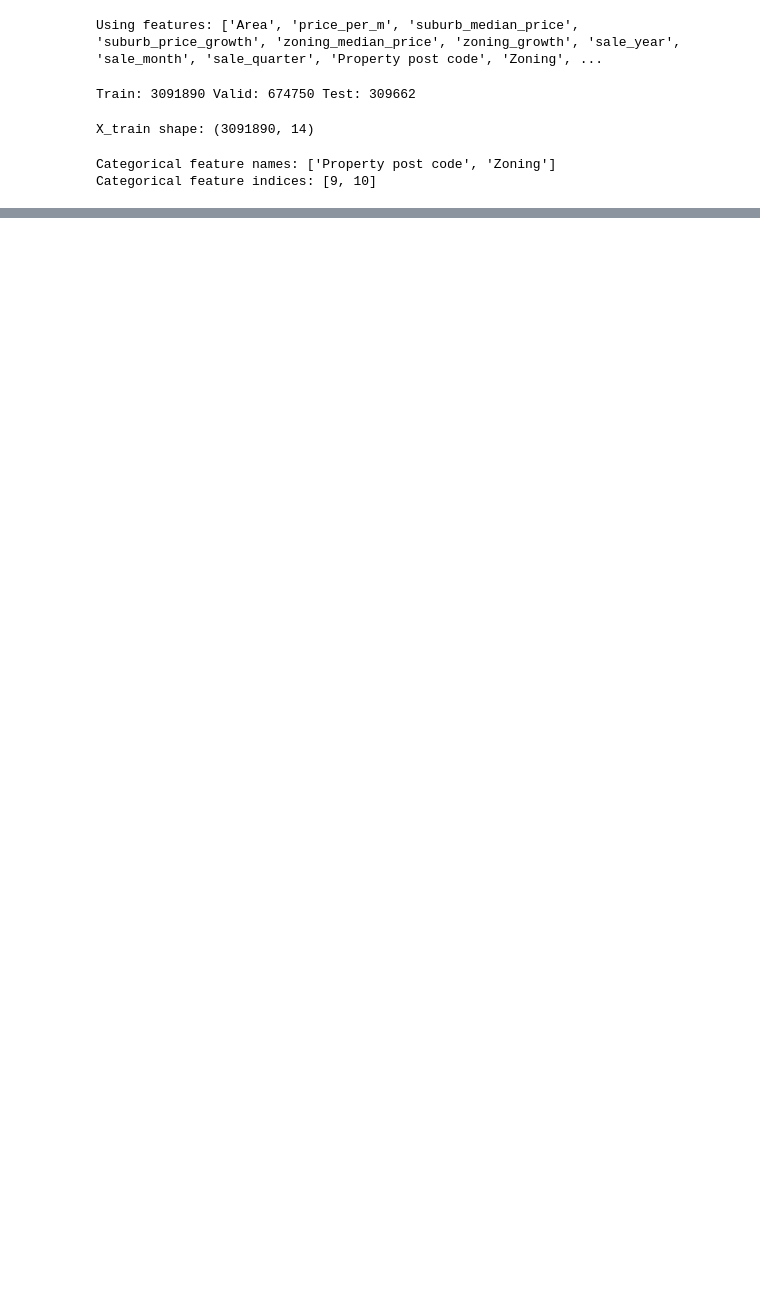
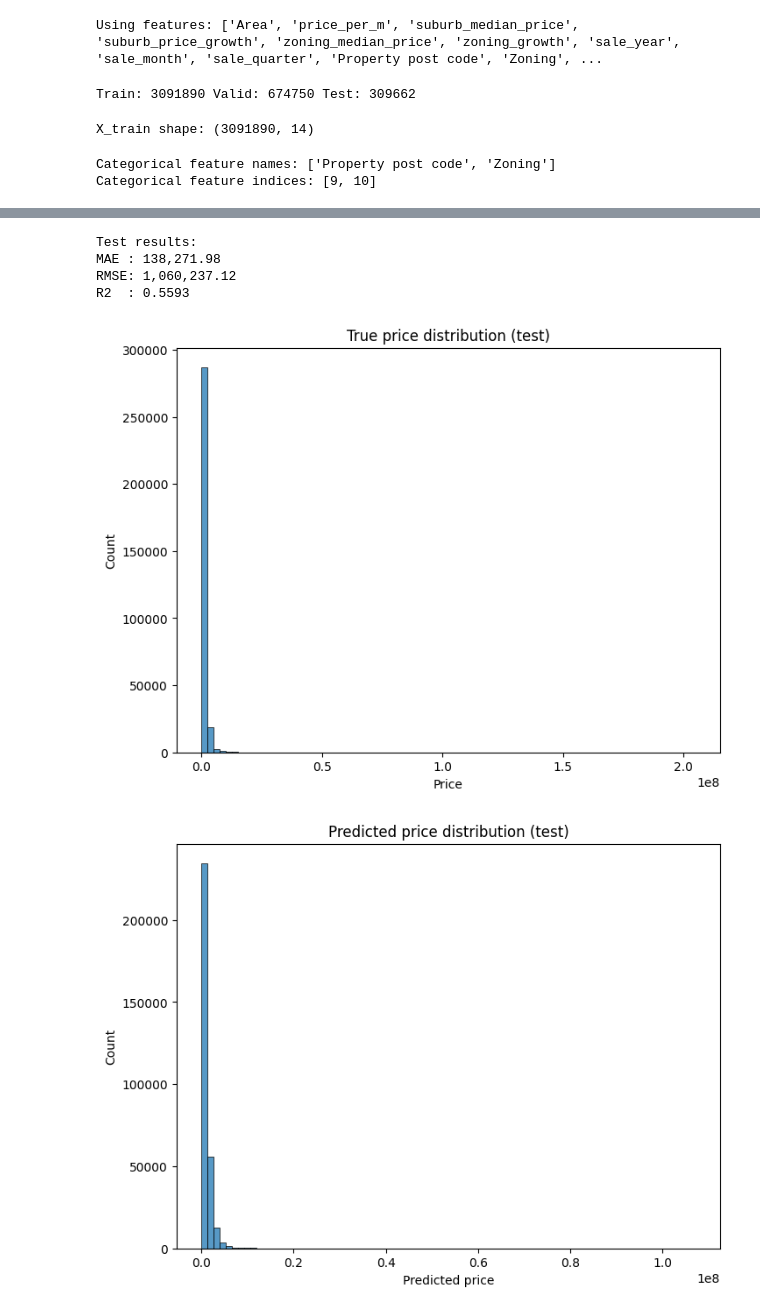
Before and after one commit to sebb304/PropertyAnalysis, a Jupyter notebook: analysis/model.ipynb, the cells around one changed output, grey strips where cells are left out. Drawn from its saved outputs; the diff is of its cells as text; code cells hidden in the pictures; blank space fills up the shorter version.

Commit message:
trained model

```diff
--- a/analysis/model.ipynb
+++ b/analysis/model.ipynb
@@ -101,0 +87,12 @@ CatBoostError: Length of label=674750 and length of data=3091890 is different.
+# %%
+model = CatBoostRegressor(
+    iterations=1000,
+    learning_rate=0.05,
+    depth=8,
+    eval_metric='RMSE',
+    random_seed=42,
+    early_stopping_rounds=50,
+    verbose=100
+)
+
+model.fit(train_pool, eval_set=valid_pool)
@@ -101,0 +116,41 @@ CatBoostError: Length of label=674750 and length of data=3091890 is different.
+# %%
+log = model.predict(test_pool)
+price = np.expm1(log)
+true_price = np.expm1(y_test)
+
+mae = mean_absolute_error(true_price, price)
+rmse = np.sqrt(mean_squared_error(true_price, price))
+r2 = r2_score(true_price, price)
+
+print("Test results:")
+print(f"MAE : {mae:,.2f}")
+print(f"RMSE: {rmse:,.2f}")
+print(f"R2  : {r2:.4f}")
+# %% [output]
+Test results:
+MAE : 138,271.98
+RMSE: 1,060,237.12
+R2  : 0.5593
+# %%
+plt.figure(figsize=(8,6))
+sns.histplot(np.expm1(y_test), kde=False, bins=80)
+plt.title("True price distribution (test)")
+plt.xlabel("Price")
+plt.show()
+
+plt.figure(figsize=(8,6))
+sns.histplot(price, kde=False, bins=80)
+plt.title("Predicted price distribution (test)")
+plt.xlabel("Predicted price")
+plt.show()
+
+plt.figure(figsize=(8,6))
+plt.scatter(true_price, price, s=4, alpha=0.2)
+plt.xscale('log'); plt.yscale('log')
+plt.xlabel('True price'); plt.ylabel('Predicted price')
+plt.title('True vs Predicted (log scale)')
+plt.plot([true_price.min(), true_price.max()], [true_price.min(), true_price.max()], color='r', lw=1)
+plt.show()
+# %% [output]
+[figure, added]
+[figure, added]
```
Also changed, not shown: parts of 7 cells of this notebook.
